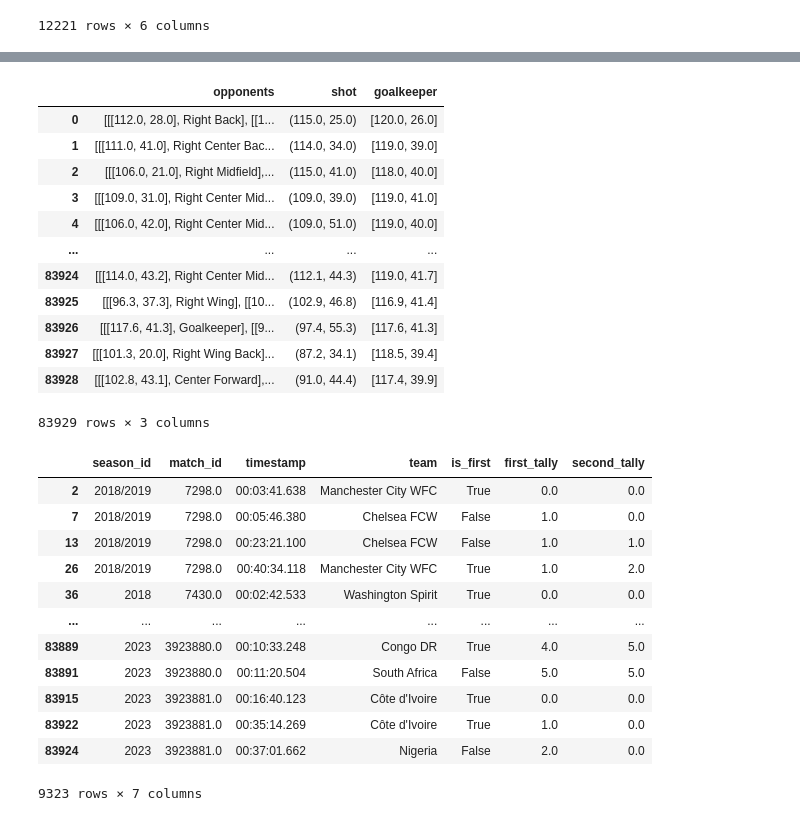
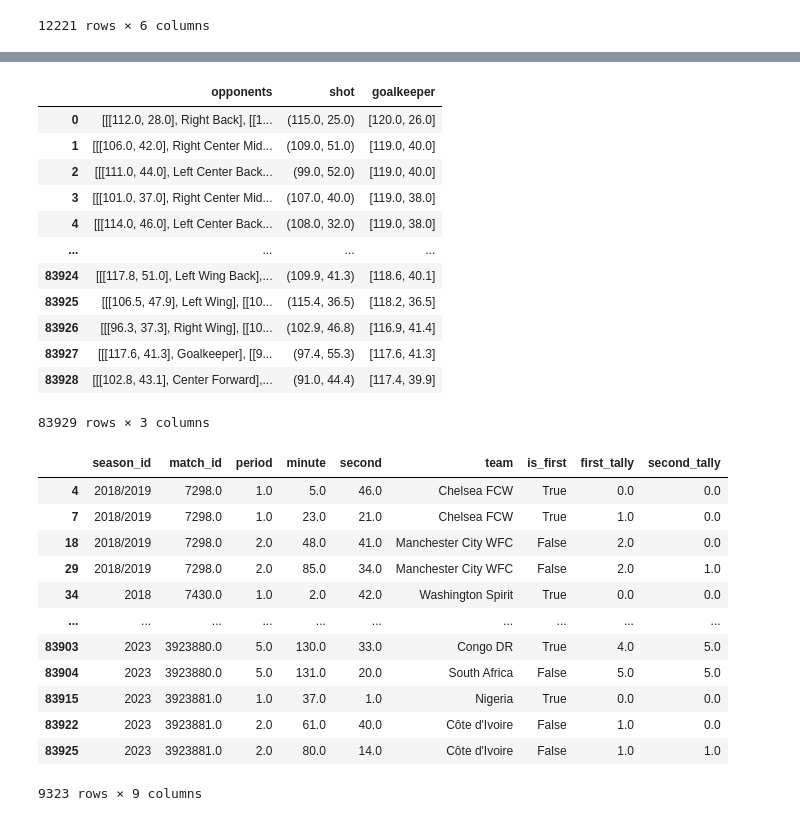
Before and after one commit to kkkarnav/BetterxG, a Jupyter notebook: 2_data_augmentation_with_press_and_triangle.ipynb, the cells around one changed output, grey strips where cells are left out. Cells and saved outputs as stored; diff of their text form; code cells hidden in the pictures.

```diff
--- a/2_data_augmentation_with_press_and_triangle.ipynb
+++ b/2_data_augmentation_with_press_and_triangle.ipynb
@@ -16,6 +14,7 @@ warnings.filterwarnings("ignore")
 ###########################
 # %%
 all_shots = pd.read_csv("./data/all_shots.csv")
+all_shots = all_shots.dropna(axis=1, how="all")
 # %%
 all_shots.shape
 # %% [output]
@@ -23,5 +22,5 @@ all_shots.shape
 # %%
-all_shots = all_shots[~all_shots["competition_id"].isin(["FIFA U20 World Cup", "North American League", "Liga Profesional", "Indian Super League"])].drop(columns=all_shots.columns[all_shots.nunique() == 0]).sort_values(by=["match_id", "timestamp"])
+all_shots = all_shots[~all_shots["competition_id"].isin(["FIFA U20 World Cup", "North American League", "Liga Profesional", "Indian Super League"])].drop(columns=all_shots.columns[all_shots.nunique() == 0]).sort_values(by=["match_id", "period", "minute", "second"])
 all_shots.nunique()
 # %% [output]
 season_id                   42
@@ -127,2 +59,6 @@ def get_items_in_column(lst, column):
+# %%
+# First, we'll append statistics related to the pass that led to the shot to the shots dataframe.
+all_passes = pd.read_csv("./data/all_passes.csv")
+all_passes = all_passes.dropna(axis=1, how="all")
 # %%
 key_passes = all_passes[all_passes["id"].isin(all_shots['shot_key_pass_id'])]
@@ -240,21 +152,21 @@ data["num_passes"] = all_shots["num_passes"].fillna(0)
 # locations for defensive/goalkeeper attributes
 locations = pd.DataFrame()
 locations["opponents"] = all_shots["shot_freeze_frame"].fillna('[{"location": [], "position": {"name": ""}, "teammate": False}]').apply(lambda frame: [[player["location"], player["position"]["name"]] for player in ast.literal_eval(frame) if not player["teammate"]])
-locations["shot"] = tuple(zip(data["location_x"], data["location_y"]))
-locations["goalkeeper"] = locations["opponents"].apply(lambda frame: [player[0] for player in frame if player[1] == "Goalkeeper"]).apply(lambda x: x[0] if len(x) != 0 else [-1, -1])
+locations["shot"] = tuple(zip(data["location_x"].apply(lambda x: 119.9 if x == 120.0 else x), data["location_y"]))
+locations["goalkeeper"] = locations["opponents"].apply(lambda frame: [player[0] for player in frame if player[1] == "Goalkeeper"]).apply(lambda x: x[0] if len(x) != 0 else [-1, -1]).apply(lambda x: 119.9 if x == 120.0 else x)
 locations
 # %% [output]
 |  | opponents | shot | goalkeeper |
 | 0 | [[[112.0, 28.0], Right Back], [[1... | (115.0, 25.0) | [120.0, 26.0] |
-| 1 | [[[111.0, 41.0], Right Center Bac... | (114.0, 34.0) | [119.0, 39.0] |
-| 2 | [[[106.0, 21.0], Right Midfield],... | (115.0, 41.0) | [118.0, 40.0] |
-| 3 | [[[109.0, 31.0], Right Center Mid... | (109.0, 39.0) | [119.0, 41.0] |
-| 4 | [[[106.0, 42.0], Right Center Mid... | (109.0, 51.0) | [119.0, 40.0] |
+| 1 | [[[106.0, 42.0], Right Center Mid... | (109.0, 51.0) | [119.0, 40.0] |
+| 2 | [[[111.0, 44.0], Left Center Back... | (99.0, 52.0) | [119.0, 40.0] |
+| 3 | [[[101.0, 37.0], Right Center Mid... | (107.0, 40.0) | [119.0, 38.0] |
+| 4 | [[[114.0, 46.0], Left Center Back... | (108.0, 32.0) | [119.0, 38.0] |
 | ... | ... | ... | ... |
-| 83924 | [[[114.0, 43.2], Right Center Mid... | (112.1, 44.3) | [119.0, 41.7] |
-| 83925 | [[[96.3, 37.3], Right Wing], [[10... | (102.9, 46.8) | [116.9, 41.4] |
-| 83926 | [[[117.6, 41.3], Goalkeeper], [[9... | (97.4, 55.3) | [117.6, 41.3] |
-| 83927 | [[[101.3, 20.0], Right Wing Back]... | (87.2, 34.1) | [118.5, 39.4] |
+| 83924 | [[[117.8, 51.0], Left Wing Back],... | (109.9, 41.3) | [118.6, 40.1] |
+| 83925 | [[[106.5, 47.9], Left Wing], [[10... | (115.4, 36.5) | [118.2, 36.5] |
+| 83926 | [[[96.3, 37.3], Right Wing], [[10... | (102.9, 46.8) | [116.9, 41.4] |
+| 83927 | [[[117.6, 41.3], Goalkeeper], [[9... | (97.4, 55.3) | [117.6, 41.3] |
 | 83928 | [[[102.8, 43.1], Center Forward],... | (91.0, 44.4) | [117.4, 39.9] |
 83929 rows × 3 columns
 # %%
@@ -320,37 +262,34 @@ data["good_foot"] = data.apply(lambda shot: True if ((shot["body_part"] == "Righ
 # %%
-data["shots_so_far"] = all_shots.groupby(["match_id", "team"])["timestamp"].cumcount()
-data["xg_so_far"] = all_shots.groupby(["match_id", "team"])["shot_statsbomb_xg"].cumsum()
-data["xg_so_far"] = data["xg_so_far"] - data["statsbomb_xg"]
-
+# We can now calculate the game state and which team was leading at the time of the shot
 all_goals = all_shots[all_shots["shot_outcome"] == "Goal"]
 
 first_scorers = all_goals.groupby(['match_id']).first()[["team"]]
 all_goals["is_first"] = all_goals[['match_id', 'team']].apply(tuple, axis=1).isin(list(zip(first_scorers.index, first_scorers["team"])))
 
 all_goals["first_tally_temp"] = all_goals[all_goals["is_first"] == True].groupby(["match_id", "is_first"]).cumcount()
 all_goals["first_tally"] = all_goals.groupby(["match_id"])["first_tally_temp"].fillna(method="ffill")
 all_goals.loc[all_goals['first_tally_temp'].isnull() & ~all_goals['first_tally'].isnull(), 'first_tally'] = all_goals.loc[all_goals['first_tally_temp'].isnull() & ~all_goals['first_tally'].isnull(), 'first_tally'] + 1
 
 all_goals["second_tally_temp"] = all_goals[all_goals["is_first"] == False].groupby(["match_id", "is_first"]).cumcount()
 all_goals["second_tally"] = all_goals.groupby(["match_id"])["second_tally_temp"].fillna(method="ffill")
 all_goals.loc[all_goals['second_tally_temp'].isnull() & ~all_goals['second_tally'].isnull(), 'second_tally'] = all_goals.loc[all_goals['second_tally_temp'].isnull() & ~all_goals['second_tally'].isnull(), 'second_tally'] + 1
 all_goals["second_tally"].fillna(0, inplace=True)
 
-all_goals[["season_id", "match_id", "timestamp", "team", "is_first", "first_tally", "second_tally"]].sort_values(by=["match_id", "timestamp"])
+all_goals[["season_id", "match_id", "period", "minute", "second", "team", "is_first", "first_tally", "second_tally"]]
 # %% [output]
-|  | season_id | match_id | timestamp | team | is_first | first_tally | second_tally |
-| 2 | 2018/2019 | 7298.0 | 00:03:41.638 | Manchester City WFC | True | 0.0 | 0.0 |
-| 7 | 2018/2019 | 7298.0 | 00:05:46.380 | Chelsea FCW | False | 1.0 | 0.0 |
-| 13 | 2018/2019 | 7298.0 | 00:23:21.100 | Chelsea FCW | False | 1.0 | 1.0 |
-| 26 | 2018/2019 | 7298.0 | 00:40:34.118 | Manchester City WFC | True | 1.0 | 2.0 |
-| 36 | 2018 | 7430.0 | 00:02:42.533 | Washington Spirit | True | 0.0 | 0.0 |
-| ... | ... | ... | ... | ... | ... | ... | ... |
-| 83889 | 2023 | 3923880.0 | 00:10:33.248 | Congo DR | True | 4.0 | 5.0 |
-| 83891 | 2023 | 3923880.0 | 00:11:20.504 | South Africa | False | 5.0 | 5.0 |
-| 83915 | 2023 | 3923881.0 | 00:16:40.123 | Côte d'Ivoire | True | 0.0 | 0.0 |
-| 83922 | 2023 | 3923881.0 | 00:35:14.269 | Côte d'Ivoire | True | 1.0 | 0.0 |
-| 83924 | 2023 | 3923881.0 | 00:37:01.662 | Nigeria | False | 2.0 | 0.0 |
+|  | season_id | match_id | period | minute | second | team | is_first | first_tally | second_tally |
+| 4 | 2018/2019 | 7298.0 | 1.0 | 5.0 | 46.0 | Chelsea FCW | True | 0.0 | 0.0 |
+| 7 | 2018/2019 | 7298.0 | 1.0 | 23.0 | 21.0 | Chelsea FCW | True | 1.0 | 0.0 |
+| 18 | 2018/2019 | 7298.0 | 2.0 | 48.0 | 41.0 | Manchester City WFC | False | 2.0 | 0.0 |
+| 29 | 2018/2019 | 7298.0 | 2.0 | 85.0 | 34.0 | Manchester City WFC | False | 2.0 | 1.0 |
+| 34 | 2018 | 7430.0 | 1.0 | 2.0 | 42.0 | Washington Spirit | True | 0.0 | 0.0 |
+| ... | ... | ... | ... | ... | ... | ... | ... | ... | ... |
+| 83903 | 2023 | 3923880.0 | 5.0 | 130.0 | 33.0 | Congo DR | True | 4.0 | 5.0 |
+| 83904 | 2023 | 3923880.0 | 5.0 | 131.0 | 20.0 | South Africa | False | 5.0 | 5.0 |
+| 83915 | 2023 | 3923881.0 | 1.0 | 37.0 | 1.0 | Nigeria | True | 0.0 | 0.0 |
+| 83922 | 2023 | 3923881.0 | 2.0 | 61.0 | 40.0 | Côte d'Ivoire | False | 1.0 | 0.0 |
+| 83925 | 2023 | 3923881.0 | 2.0 | 80.0 | 14.0 | Côte d'Ivoire | False | 1.0 | 1.0 |
-9323 rows × 7 columns
+9323 rows × 9 columns
 # %%
 data["first_tally"] = all_goals["first_tally"]
 data["second_tally"] = all_goals["second_tally"]
```
Also changed, not shown: parts of 75 cells of this notebook.
